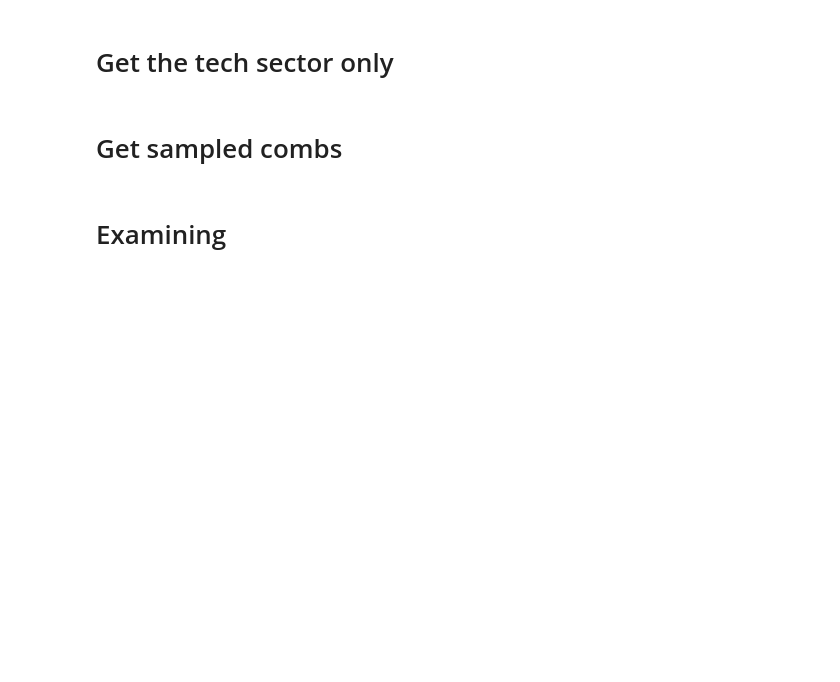
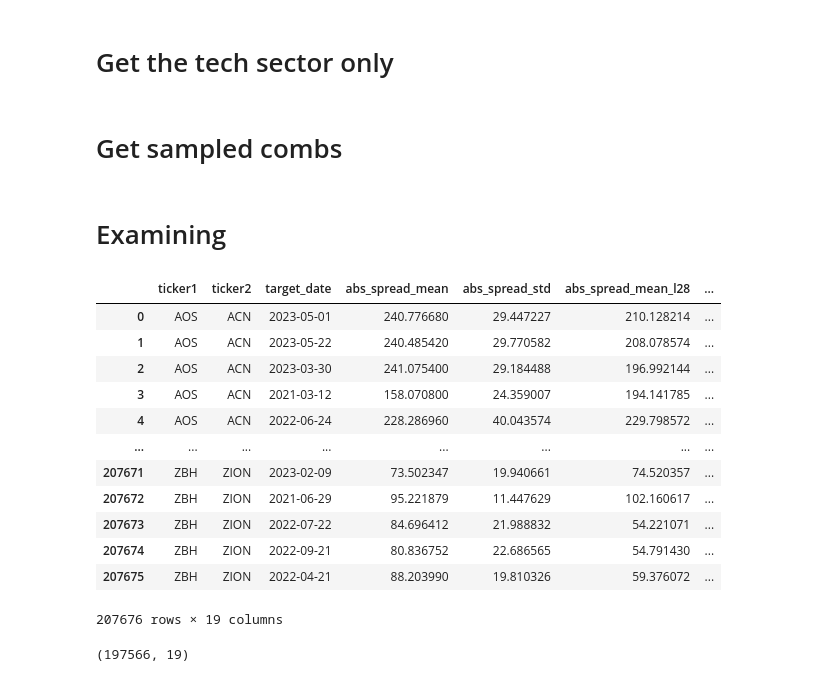
Before and after one commit to nishikaa/pair_trading, a Jupyter notebook: pair-trading-foundations/notebooks/Training Data Generation.ipynb, the cells around one changed output. Saved outputs shown, nothing was run; the diff lists cells and outputs as text; code cells hidden in the pictures; blank space fills up the shorter version.

```diff
--- a/pair-trading-foundations/notebooks/Training Data Generation.ipynb
+++ b/pair-trading-foundations/notebooks/Training Data Generation.ipynb
@@ -60,3 +83,19 @@ combined.to_csv('Data/sampled_sector_pairs_200.csv', index=False)
 # Examining
 # %%
 combined = pd.read_csv('Data/sampled_sector_pairs_200.csv')
+# %%
+combined
+# %% [output]
+|  | ticker1 | ticker2 | target_date | abs_spread_mean | abs_spread_std | abs_spread_mean_l28 | ... |
+| 0 | AOS | ACN | 2023-05-01 | 240.776680 | 29.447227 | 210.128214 | ... |
+| 1 | AOS | ACN | 2023-05-22 | 240.485420 | 29.770582 | 208.078574 | ... |
+| 2 | AOS | ACN | 2023-03-30 | 241.075400 | 29.184488 | 196.992144 | ... |
+| 3 | AOS | ACN | 2021-03-12 | 158.070800 | 24.359007 | 194.141785 | ... |
+| 4 | AOS | ACN | 2022-06-24 | 228.286960 | 40.043574 | 229.798572 | ... |
+| ... | ... | ... | ... | ... | ... | ... | ... |
+| 207671 | ZBH | ZION | 2023-02-09 | 73.502347 | 19.940661 | 74.520357 | ... |
+| 207672 | ZBH | ZION | 2021-06-29 | 95.221879 | 11.447629 | 102.160617 | ... |
+| 207673 | ZBH | ZION | 2022-07-22 | 84.696412 | 21.988832 | 54.221071 | ... |
+| 207674 | ZBH | ZION | 2022-09-21 | 80.836752 | 22.686565 | 54.791430 | ... |
+| 207675 | ZBH | ZION | 2022-04-21 | 88.203990 | 19.810326 | 59.376072 | ... |
+207676 rows × 19 columns
@@ -62,0 +104,4 @@ combined = pd.read_csv('Data/sampled_sector_pairs_200.csv')
+# %%
+combined.shape
+# %% [output]
+(197566, 19)
```
Also changed, not shown: parts of 28 cells of this notebook, 6 other files.
